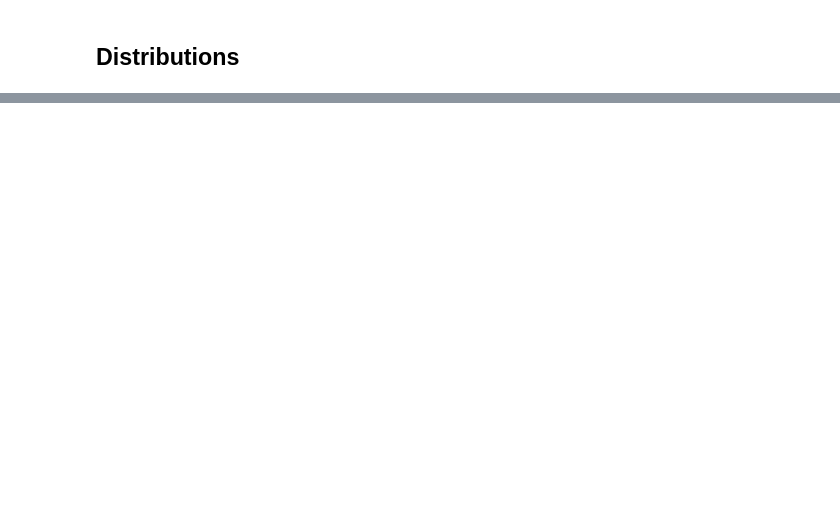
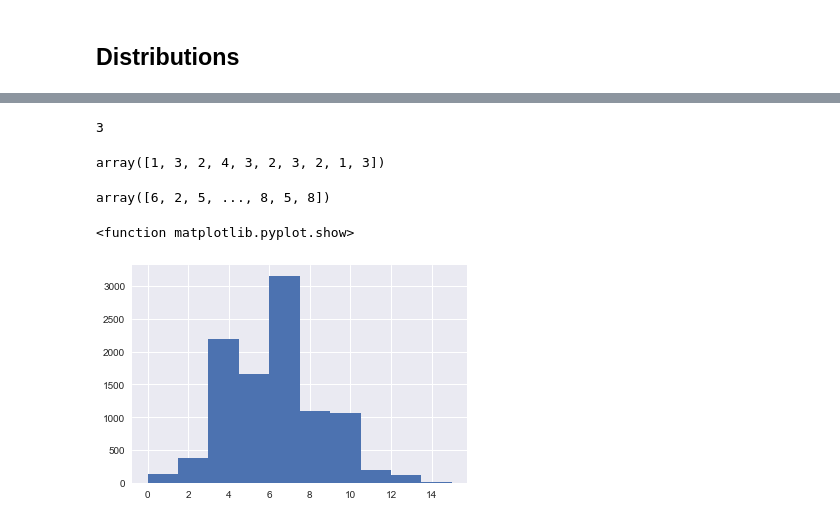
Before and after one commit to GraceAKelly/ProgrammingforDataAnalytics, a Jupyter notebook: Numpy-random.ipynb, the cells around one changed output, grey strips where cells are left out. Drawn from its saved outputs; the diff is of its cells as text; code cells hidden in the pictures; blank space fills up the shorter version.

Commit message:
Add distribution plots

```diff
--- a/Numpy-random.ipynb
+++ b/Numpy-random.ipynb
@@ -200,0 +224,23 @@ plt.show()
+# %%
+#Select a random number from the binomial distribution,(https://s3.amazonaws.com/assets.datacamp.com/production/course_1549/slides/ch3_slides.pdf)
+# Example, filp a coin 4 times, 2 possible outcomes how many times will I get heads
+np.random.binomial(4, 0.5)
+# %% [output]
+3
+# %%
+# Run the flipping the coin expermient 10 times
+np.random.binomial(4, 0.5, size=10)
+# %% [output]
+array([1, 3, 2, 4, 3, 2, 3, 2, 1, 3])
+# %%
+#Example
+samples = np.random.binomial(60, 0.1, size=10000)
+samples
+# %% [output]
+array([6, 2, 5, ..., 8, 5, 8])
+# %%
+plt.hist(samples)
+plt.show
+# %% [output]
+<function matplotlib.pyplot.show>
+[figure, added]
```
Also changed, not shown: parts of 18 cells of this notebook.
